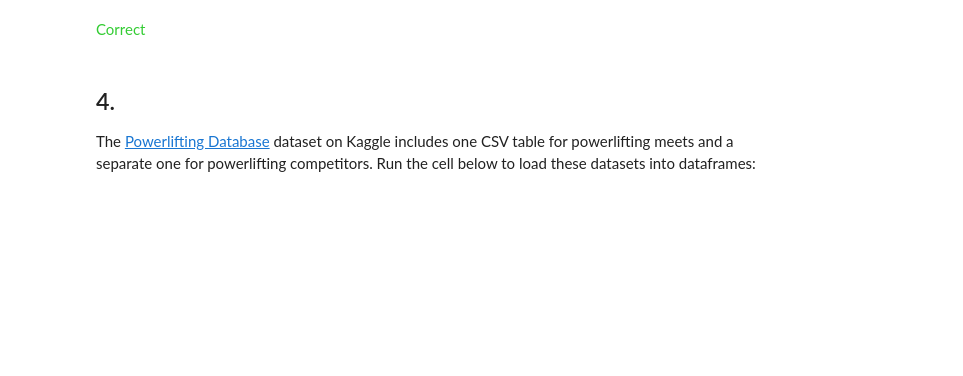
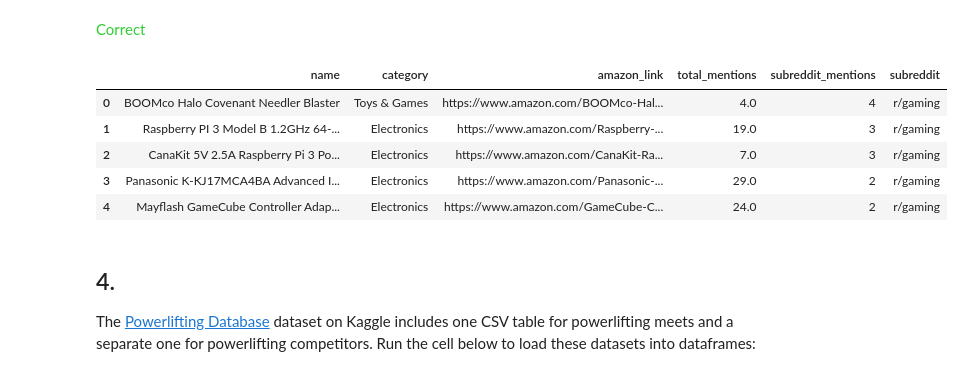
Before and after one commit to N0NamE1009/pandas-kaggle, a Jupyter notebook: exercise-renaming-and-combining.ipynb, the cells around one changed output. Cells and saved outputs as stored; diff of their text form; code cells hidden in the pictures; blank space fills up the shorter version.

```diff
--- a/exercise-renaming-and-combining.ipynb
+++ b/exercise-renaming-and-combining.ipynb
@@ -120,6 +120,15 @@ q3.check()
 # %% [output]
 [interactive output not drawn]
 <span style="color:#33cc33">Correct</span>
+# %%
+combined_products.head()
+# %% [output]
+|  | name | category | amazon_link | total_mentions | subreddit_mentions | subreddit |
+| 0 | BOOMco Halo Covenant Needler Blaster | Toys & Games | https://www.amazon.com/BOOMco-Hal... | 4.0 | 4 | r/gaming |
+| 1 | Raspberry PI 3 Model B 1.2GHz 64-... | Electronics | https://www.amazon.com/Raspberry-... | 19.0 | 3 | r/gaming |
+| 2 | CanaKit 5V 2.5A Raspberry Pi 3 Po... | Electronics | https://www.amazon.com/CanaKit-Ra... | 7.0 | 3 | r/gaming |
+| 3 | Panasonic K-KJ17MCA4BA Advanced I... | Electronics | https://www.amazon.com/Panasonic-... | 29.0 | 2 | r/gaming |
+| 4 | Mayflash GameCube Controller Adap... | Electronics | https://www.amazon.com/GameCube-C... | 24.0 | 2 | r/gaming |
 # %%
 #q3.hint()
 #q3.solution()
```
Also changed, not shown: parts of 4 cells of this notebook.
